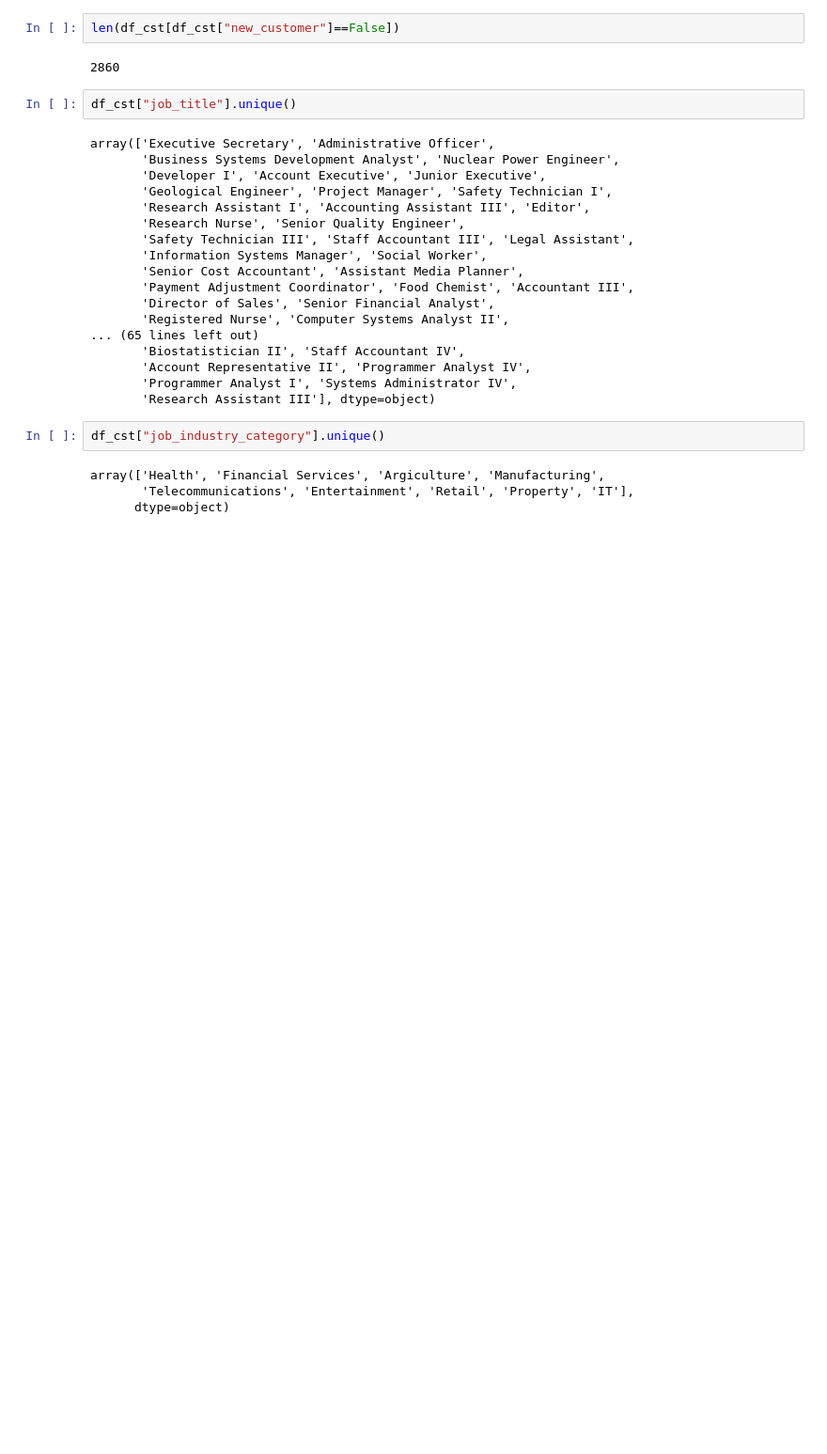
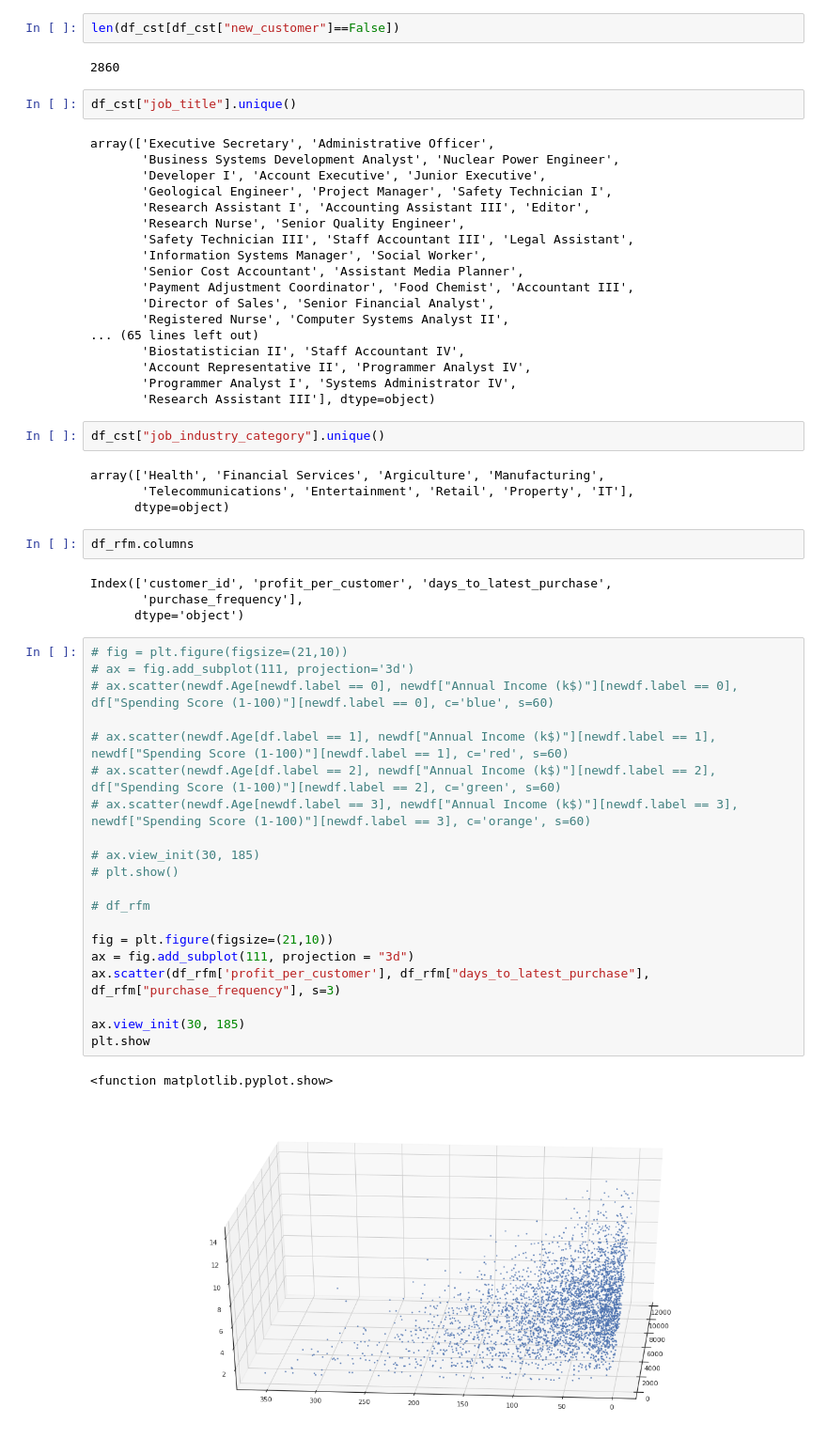
Before and after one commit to nug1209/Virtual_Experience_KPMG_Data_Analytics, a Jupyter notebook: KPMG_Virtual_Experience_2_Nugroho_Budianggoro.ipynb, the cells around one changed output. Shown at 94% size. Saved outputs shown, nothing was run; the diff lists cells and outputs as text; blank space fills up the shorter version.

```diff
--- a/KPMG_Virtual_Experience_2_Nugroho_Budianggoro.ipynb
+++ b/KPMG_Virtual_Experience_2_Nugroho_Budianggoro.ipynb
@@ -330,3 +332,32 @@ df_cst["job_industry_category"].unique()
 array(['Health', 'Financial Services', 'Argiculture', 'Manufacturing',
        'Telecommunications', 'Entertainment', 'Retail', 'Property', 'IT'],
       dtype=object)
+# %%
+df_rfm.columns
+# %% [output]
+Index(['customer_id', 'profit_per_customer', 'days_to_latest_purchase',
+       'purchase_frequency'],
+      dtype='object')
+# %%
+# fig = plt.figure(figsize=(21,10))
+# ax = fig.add_subplot(111, projection='3d')
+# ax.scatter(newdf.Age[newdf.label == 0], newdf["Annual Income (k$)"][newdf.label == 0], df["Spending Score (1-100)"][newdf.label == 0], c='blue', s=60)
+
+# ax.scatter(newdf.Age[df.label == 1], newdf["Annual Income (k$)"][newdf.label == 1], newdf["Spending Score (1-100)"][newdf.label == 1], c='red', s=60)
+# ax.scatter(newdf.Age[df.label == 2], newdf["Annual Income (k$)"][newdf.label == 2], df["Spending Score (1-100)"][newdf.label == 2], c='green', s=60)
+# ax.scatter(newdf.Age[newdf.label == 3], newdf["Annual Income (k$)"][newdf.label == 3], newdf["Spending Score (1-100)"][newdf.label == 3], c='orange', s=60)
+
+# ax.view_init(30, 185)
+# plt.show()
+
+# df_rfm
+
+fig = plt.figure(figsize=(21,10))
+ax = fig.add_subplot(111, projection = "3d")
+ax.scatter(df_rfm['profit_per_customer'], df_rfm["days_to_latest_purchase"], df_rfm["purchase_frequency"], s=3)
+
+ax.view_init(30, 185)
+plt.show
+# %% [output]
+<function matplotlib.pyplot.show>
+[figure, added]
```
Also changed, not shown: parts of 1 cell of this notebook.
